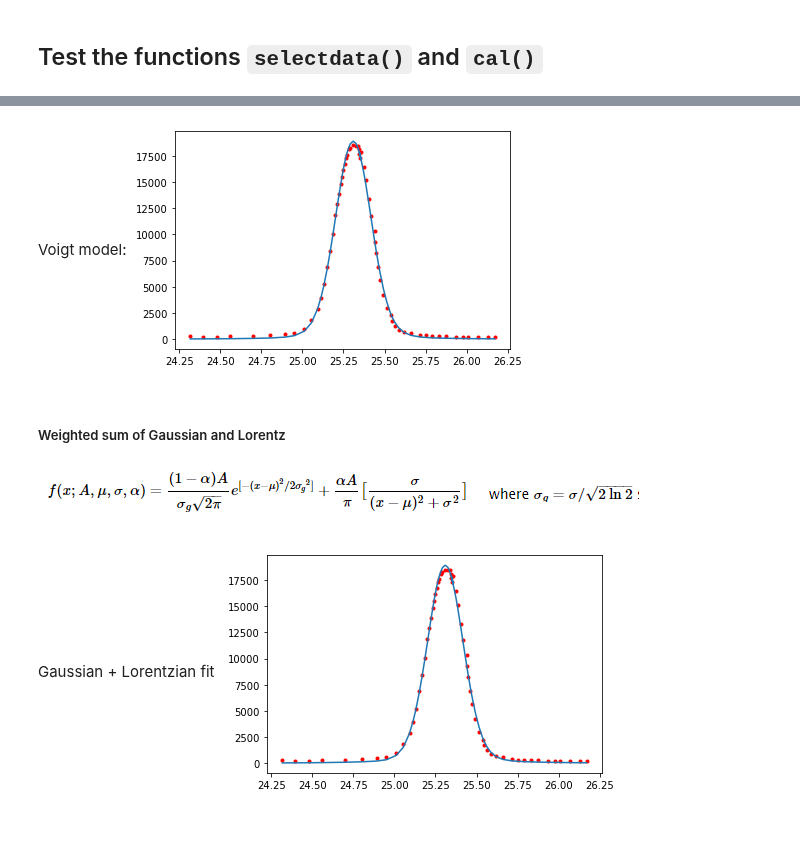
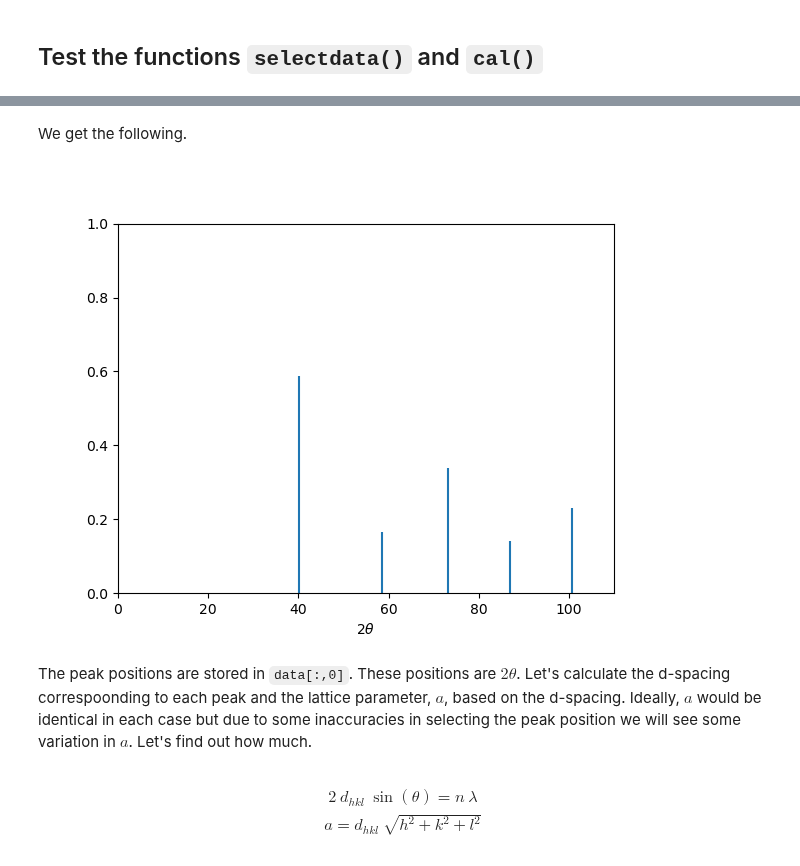
Before and after one commit to sgcorcoran/Python-for-MSE, a Jupyter notebook: lessons_3114/08_digitizing_literature_plots_part_2.ipynb, the cells around one changed output, grey strips where cells are left out. Saved outputs shown, nothing was run; the diff lists cells and outputs as text; code cells hidden in the pictures; blank space fills up the shorter version.

```diff
--- a/lessons_3114/08_digitizing_literature_plots_part_2.ipynb
+++ b/lessons_3114/08_digitizing_literature_plots_part_2.ipynb
@@ -564,7 +210,0 @@ plt.plot(plot_data1[:,0], voigt(plot_data1[:,0], *popt));
-# %% [markdown]
-Voigt model:
-![image.png](attachment:image.png)
-# %% [markdown]
-##### Weighted sum of Gaussian and Lorentz
-![image.png](attachment:image.png)
-![image-2.png](attachment:image-2.png)
@@ -586,3 +211,18 @@ plt.plot(plot_data1[:,0], model(plot_data1[:,0], *popt));
-# %% [markdown]
-Gaussian + Lorentzian fit
-![image.png](attachment:image.png)
+# %% [markdown]
+We get the following.
+# %%
+plt.close('all')
+plt.stem(data[:,0], data[:,1], markerfmt=' ', basefmt=' ')
+plt.xlim(0,110)
+plt.ylim(0,1)
+plt.xlabel(r"$2 \theta$")
+plt.show()
+# %% [output]
+[figure, added]
+# %% [markdown]
+The peak positions are stored in `data[:,0]`.  These positions are $2\theta$. Let's calculate the d-spacing correspoonding to each peak and the lattice parameter, $a$, based on the d-spacing.  Ideally, $a$ would be identical in each case but due to some inaccuracies in selecting the peak position we will see some variation in $a$.  Let's find out how much.
+# %% [markdown]
+\begin{gather*}
+2\ d_{hkl}\ \sin(\theta)=n\ \lambda \\
+a=d_{hkl}\ \sqrt{h^2+k^2+l^2}
+\end{gather*}
```
Also changed, not shown: parts of 96 cells of this notebook, 4 other files.
